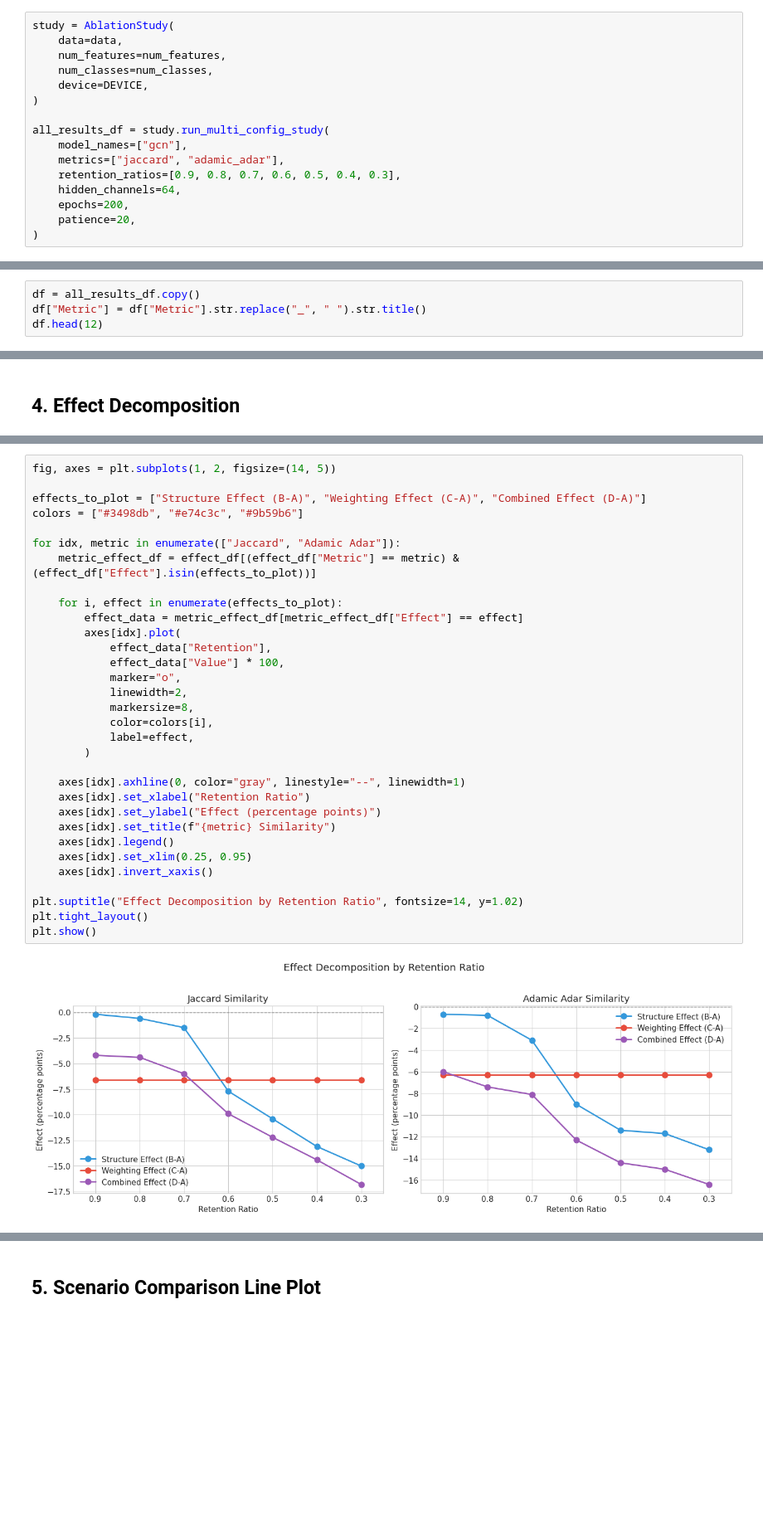
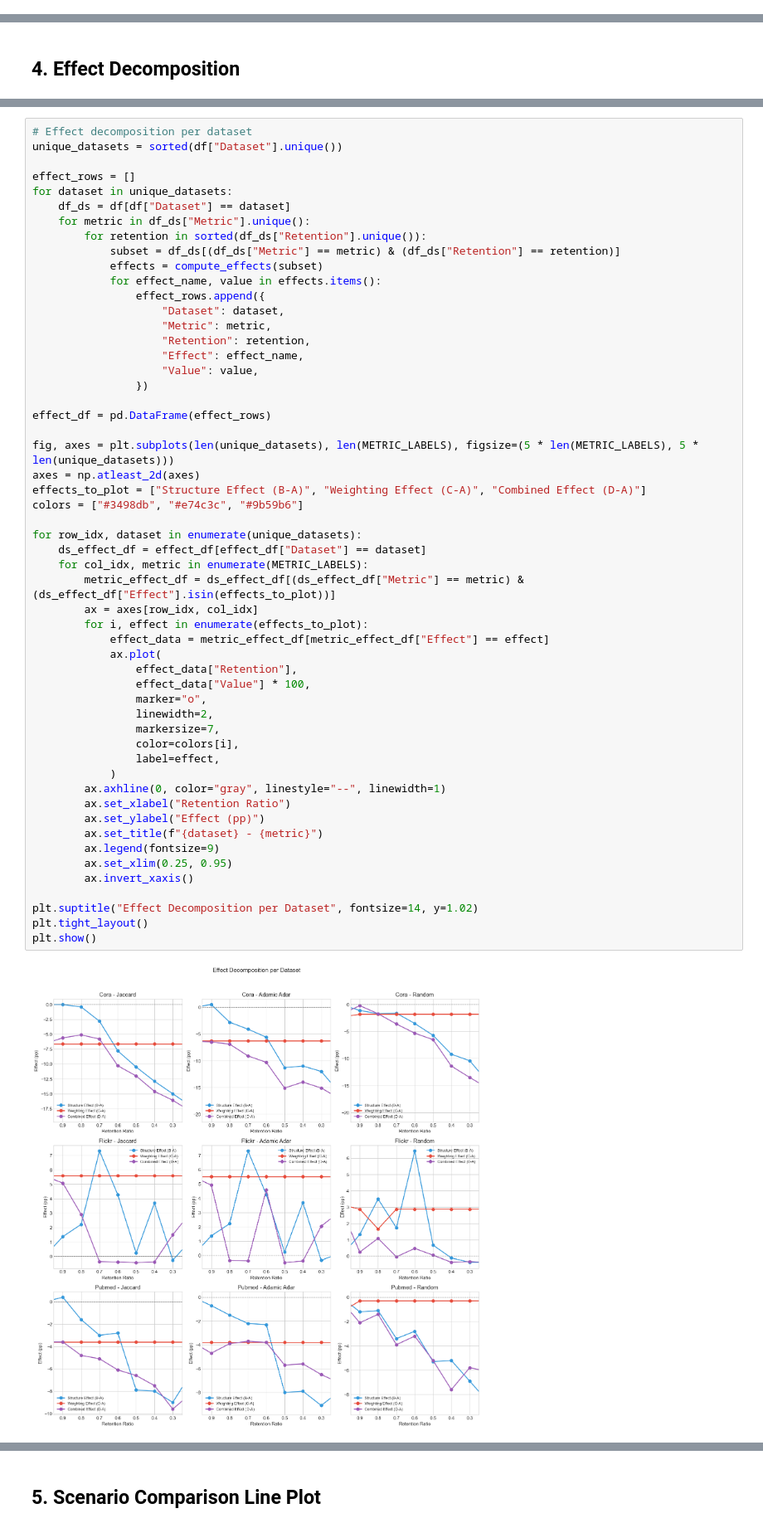
Before and after one commit to ilias-laoukili/gnn-sparsification-research, a Jupyter notebook: notebooks/exploratory/04_Result_Analysis_and_Visualization.ipynb, the cells around one changed output, grey strips where cells are left out. Shown at 83% size. Cells and saved outputs as stored; diff of their text form; blank space fills up the shorter version.

```diff
--- a/notebooks/exploratory/04_Result_Analysis_and_Visualization.ipynb
+++ b/notebooks/exploratory/04_Result_Analysis_and_Visualization.ipynb
@@ -42,16 +335,0 @@ Nodes: 2,708, Edges: 10,556
-# %%
-study = AblationStudy(
-    data=data,
-    num_features=num_features,
-    num_classes=num_classes,
-    device=DEVICE,
-)
-
-all_results_df = study.run_multi_config_study(
-    model_names=["gcn"],
-    metrics=["jaccard", "adamic_adar"],
-    retention_ratios=[0.9, 0.8, 0.7, 0.6, 0.5, 0.4, 0.3],
-    hidden_channels=64,
-    epochs=200,
-    patience=20,
-)
@@ -157,4 +439,0 @@ Running D: Sparse + Weighted...
-# %%
-df = all_results_df.copy()
-df["Metric"] = df["Metric"].str.replace("_", " ").str.title()
-df.head(12)
@@ -249,34 +532,56 @@ effect_df.head(10)
 # %%
-fig, axes = plt.subplots(1, 2, figsize=(14, 5))
+# Effect decomposition per dataset
+unique_datasets = sorted(df["Dataset"].unique())
 
+effect_rows = []
+for dataset in unique_datasets:
+    df_ds = df[df["Dataset"] == dataset]
+    for metric in df_ds["Metric"].unique():
+        for retention in sorted(df_ds["Retention"].unique()):
+            subset = df_ds[(df_ds["Metric"] == metric) & (df_ds["Retention"] == retention)]
+            effects = compute_effects(subset)
+            for effect_name, value in effects.items():
+                effect_rows.append({
+                    "Dataset": dataset,
+                    "Metric": metric,
+                    "Retention": retention,
+                    "Effect": effect_name,
+                    "Value": value,
+                })
+
+effect_df = pd.DataFrame(effect_rows)
+
+fig, axes = plt.subplots(len(unique_datasets), len(METRIC_LABELS), figsize=(5 * len(METRIC_LABELS), 5 * len(unique_datasets)))
+axes = np.atleast_2d(axes)
 effects_to_plot = ["Structure Effect (B-A)", "Weighting Effect (C-A)", "Combined Effect (D-A)"]
 colors = ["#3498db", "#e74c3c", "#9b59b6"]
 
-for idx, metric in enumerate(["Jaccard", "Adamic Adar"]):
-    metric_effect_df = effect_df[(effect_df["Metric"] == metric) & (effect_df["Effect"].isin(effects_to_plot))]
+for row_idx, dataset in enumerate(unique_datasets):
+    ds_effect_df = effect_df[effect_df["Dataset"] == dataset]
+    for col_idx, metric in enumerate(METRIC_LABELS):
+        metric_effect_df = ds_effect_df[(ds_effect_df["Metric"] == metric) & (ds_effect_df["Effect"].isin(effects_to_plot))]
+        ax = axes[row_idx, col_idx]
+        for i, effect in enumerate(effects_to_plot):
+            effect_data = metric_effect_df[metric_effect_df["Effect"] == effect]
+            ax.plot(
+                effect_data["Retention"],
+                effect_data["Value"] * 100,
+                marker="o",
+                linewidth=2,
+                markersize=7,
+                color=colors[i],
+                label=effect,
+            )
+        ax.axhline(0, color="gray", linestyle="--", linewidth=1)
+        ax.set_xlabel("Retention Ratio")
+        ax.set_ylabel("Effect (pp)")
+        ax.set_title(f"{dataset} - {metric}")
+        ax.legend(fontsize=9)
+        ax.set_xlim(0.25, 0.95)
+        ax.invert_xaxis()
 
-    for i, effect in enumerate(effects_to_plot):
-        effect_data = metric_effect_df[metric_effect_df["Effect"] == effect]
-        axes[idx].plot(
-            effect_data["Retention"],
-            effect_data["Value"] * 100,
-            marker="o",
-            linewidth=2,
-            markersize=8,
-            color=colors[i],
-            label=effect,
-        )
-
-    axes[idx].axhline(0, color="gray", linestyle="--", linewidth=1)
-    axes[idx].set_xlabel("Retention Ratio")
-    axes[idx].set_ylabel("Effect (percentage points)")
-    axes[idx].set_title(f"{metric} Similarity")
-    axes[idx].legend()
-    axes[idx].set_xlim(0.25, 0.95)
-    axes[idx].invert_xaxis()
-
-plt.suptitle("Effect Decomposition by Retention Ratio", fontsize=14, y=1.02)
+plt.suptitle("Effect Decomposition per Dataset", fontsize=14, y=1.02)
 plt.tight_layout()
 plt.show()
 # %% [output]
-[figure, old version]
+[figure, new version]
```
Also changed, not shown: parts of 47 cells of this notebook, 19 other files.
